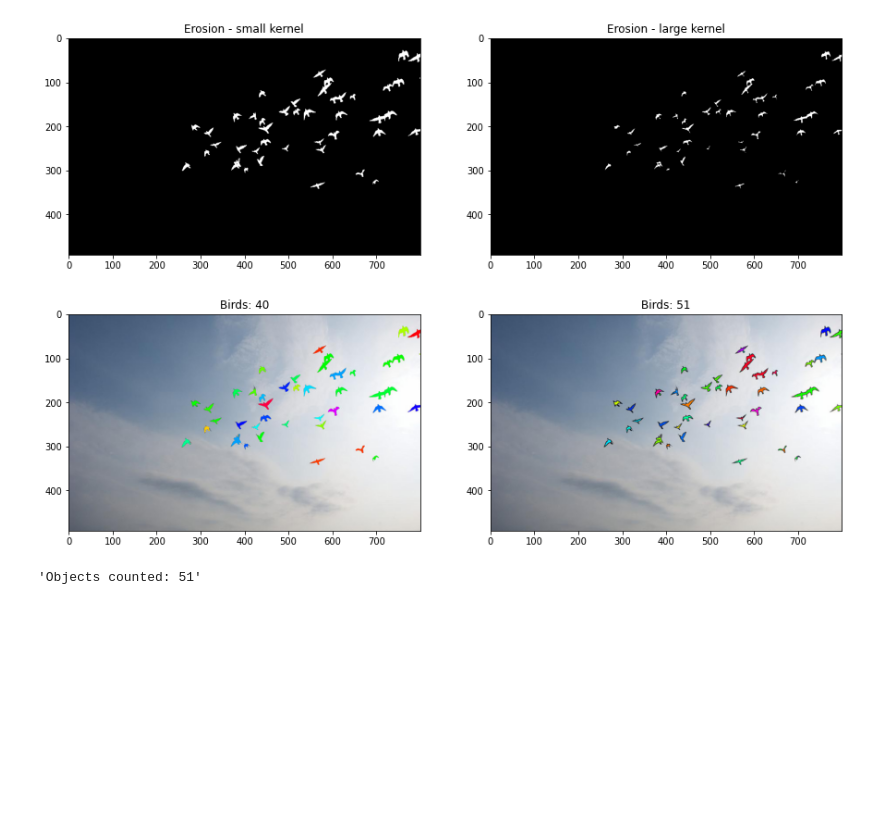
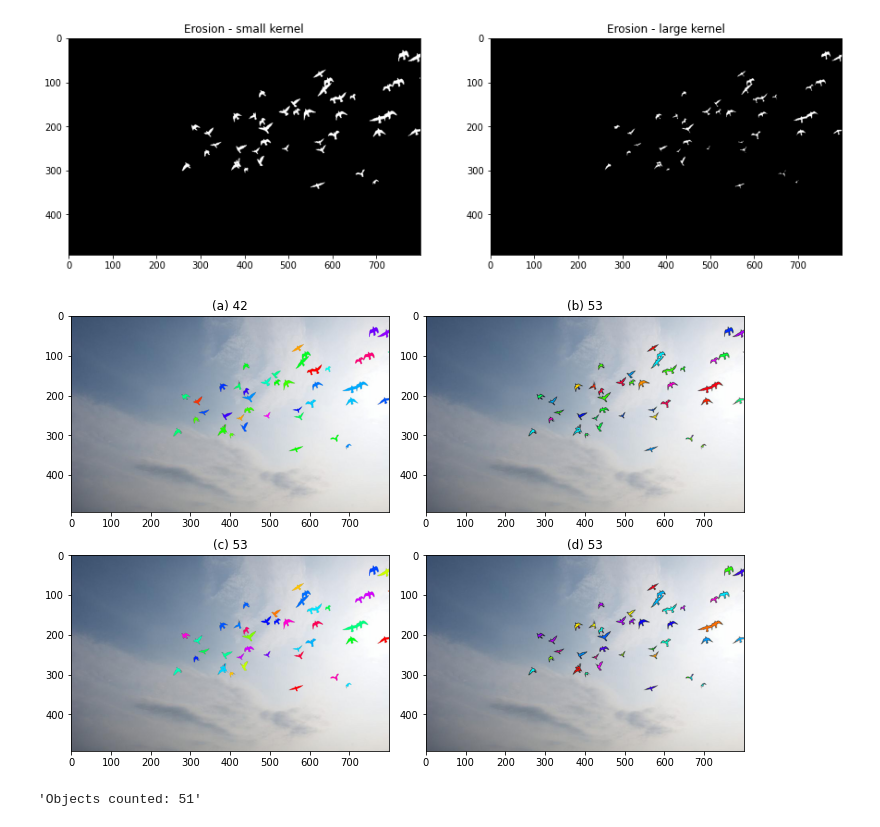
Before and after one commit to wvitzthum/CV_coursework, a Jupyter notebook: Coursework.ipynb, the cells around one changed output. Drawn from its saved outputs; the diff is of its cells as text; code cells hidden in the pictures; blank space fills up the shorter version.

Commit message:
add custom alogrithm for labeling

```diff
--- a/Coursework.ipynb
+++ b/Coursework.ipynb
@@ -129,33 +145,35 @@ plt.subplot(122),plt.imshow(img_eroded_large, 'gray'),plt.title('Erosion - large
 # %%
-eroded_versions = [img_eroded_small, img_eroded_large]
-labels = ['Erosion - small kernel', 'Erosion - larger kernel']
-plt.figure(figsize=(15,8))
-for _, img in enumerate(eroded_versions):
-    ret, labels = cv2.connectedComponents(img)
-
+versions = [img_eroded_small, img_eroded_large, label_lists[0], label_lists[1]]
+plot_labels = ['(a)', '(b)', '(c)', '(d)']
+plt.figure(figsize=(10, 10))
+for _, img in enumerate(versions):
+    if _ != 2:
+        ret, labels = cv2.connectedComponents(img)
+    else:
+        labels=img
     # create random labels without duplicates and assign them to the pixels
     random_labels = random.sample(range(1, 255), len(np.unique(labels)))
     label_hue = labels
     for i, x in enumerate(np.unique(labels)[1:]):
         label_hue[label_hue==x] = random_labels[i]
     # convert hue labels to int
     label_hue = np.uint8(label_hue)
     # create blank channel
     blank_ch = 255 * np.ones_like(label_hue)
     # merge into 3 channels
     labeled_img = cv2.merge([label_hue, blank_ch, blank_ch])
 
     # convert label image to bgr color space
     labeled_img = cv2.cvtColor(labeled_img, cv2.COLOR_HSV2BGR)
     # convert image color space to same as labels so we can combine them
     birds_BGR = cv2.cvtColor(birds_cl, cv2.COLOR_BGR2RGB)
     labeled_img[label_hue == 0] = birds_BGR[(label_hue == 0)]
 
 
-
-    plt.subplot(120+_+1),plt.imshow(labeled_img),plt.title('Birds: '+ str(ret-1))
+    plt.subplot(3,2,_+1),plt.imshow(labeled_img),plt.title(plot_labels[_]+f" {ret+1 or np.unique(labels).size}")
+    plt.tight_layout()
 # %% [output]
-[figure, old version]
+[figure, new version]
 # %%
 'Objects counted: '+ str(ret-1)
 # %% [output]
```
Also changed, not shown: parts of 3 cells of this notebook.
